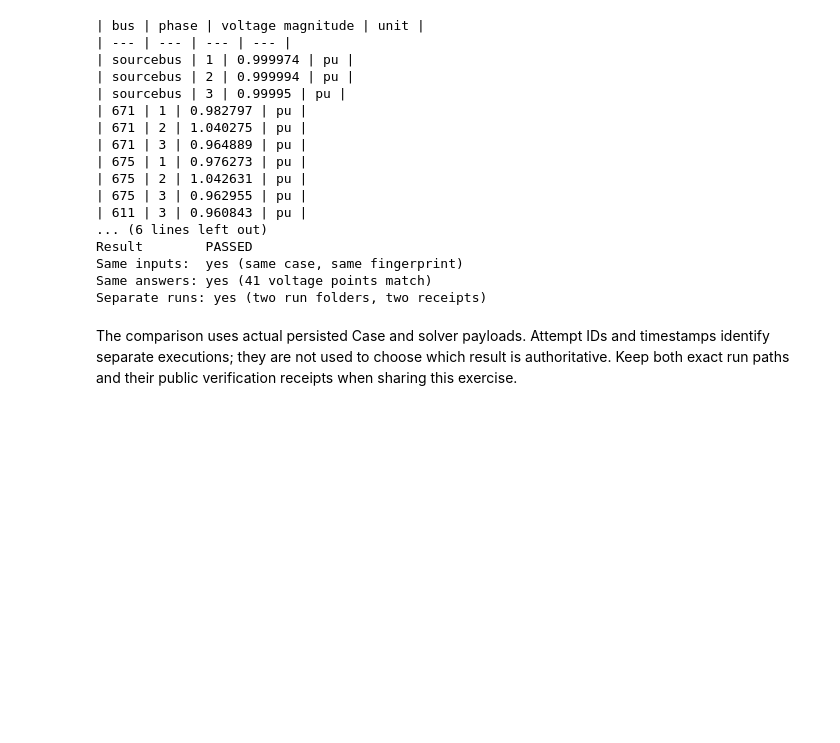
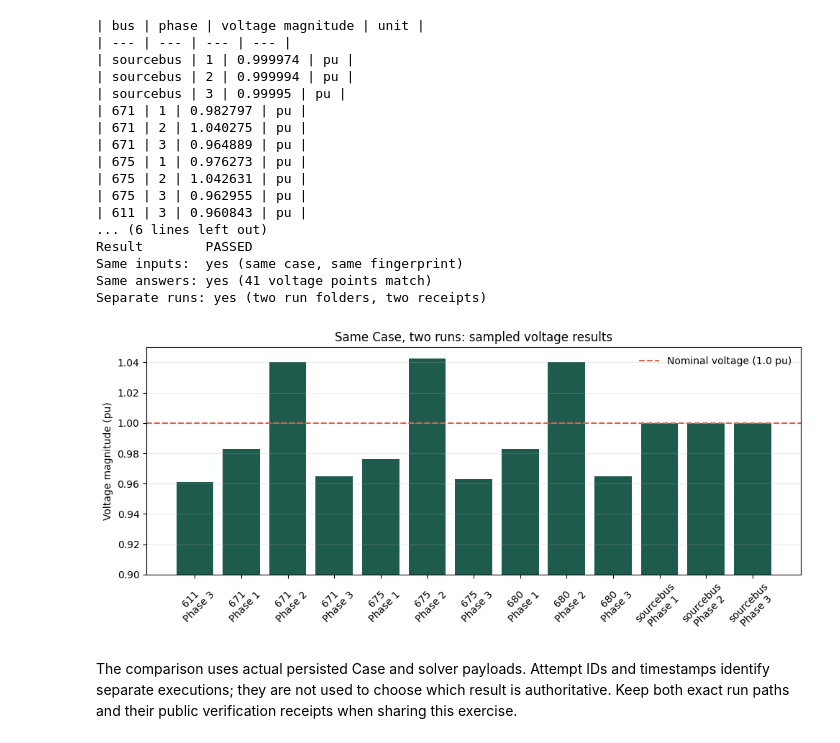
Before and after one commit to sarutesri/cept-studio-edu, a Jupyter notebook: public/notebooks/05_validation_reproducibility.ipynb, the cells around one changed output. Drawn from its saved outputs; the diff is of its cells as text; code cells hidden in the pictures; blank space fills up the shorter version.

```diff
--- a/public/notebooks/05_validation_reproducibility.ipynb
+++ b/public/notebooks/05_validation_reproducibility.ipynb
@@ -170,5 +170,27 @@ Result        PASSED
 Same inputs:  yes (same case, same fingerprint)
 Same answers: yes (41 voltage points match)
 Separate runs: yes (two run folders, two receipts)
+# %%
+#@title Plot — repeated-run voltage sample
+import matplotlib.pyplot as plt
+
+plot_rows = sorted(sample, key=lambda row: (row["bus"].lower(), row["phase"]))
+plot_labels = [f"{row['bus']}\nPhase {row['phase']}" for row in plot_rows]
+plot_values = [float(row["v_pu"]) for row in plot_rows]
+fig, ax = plt.subplots(figsize=(10, 4.5))
+ax.bar(plot_labels, plot_values, color="#1f5b4d")
+ax.axhline(1.0, color="#d5654e", linestyle="--", linewidth=1.5, label="Nominal voltage (1.0 pu)")
+ax.set_title("Same Case, two runs: sampled voltage results")
+ax.set_ylabel("Voltage magnitude (pu)")
+ax.set_ylim(0.90, 1.05)
+ax.tick_params(axis="x", labelrotation=45)
+ax.legend(frameon=False)
+ax.grid(axis="y", alpha=0.25)
+fig.tight_layout()
+from IPython.display import display
+display(fig)
+plt.close(fig)
+# %% [output]
+[figure, added]
 # %% [markdown]
 The comparison uses actual persisted Case and solver payloads. Attempt IDs and timestamps identify separate executions; they are not used to choose which result is authoritative. Keep both exact run paths and their public verification receipts when sharing this exercise.
```
Also changed, not shown: parts of 1 cell of this notebook, 12 other files.
